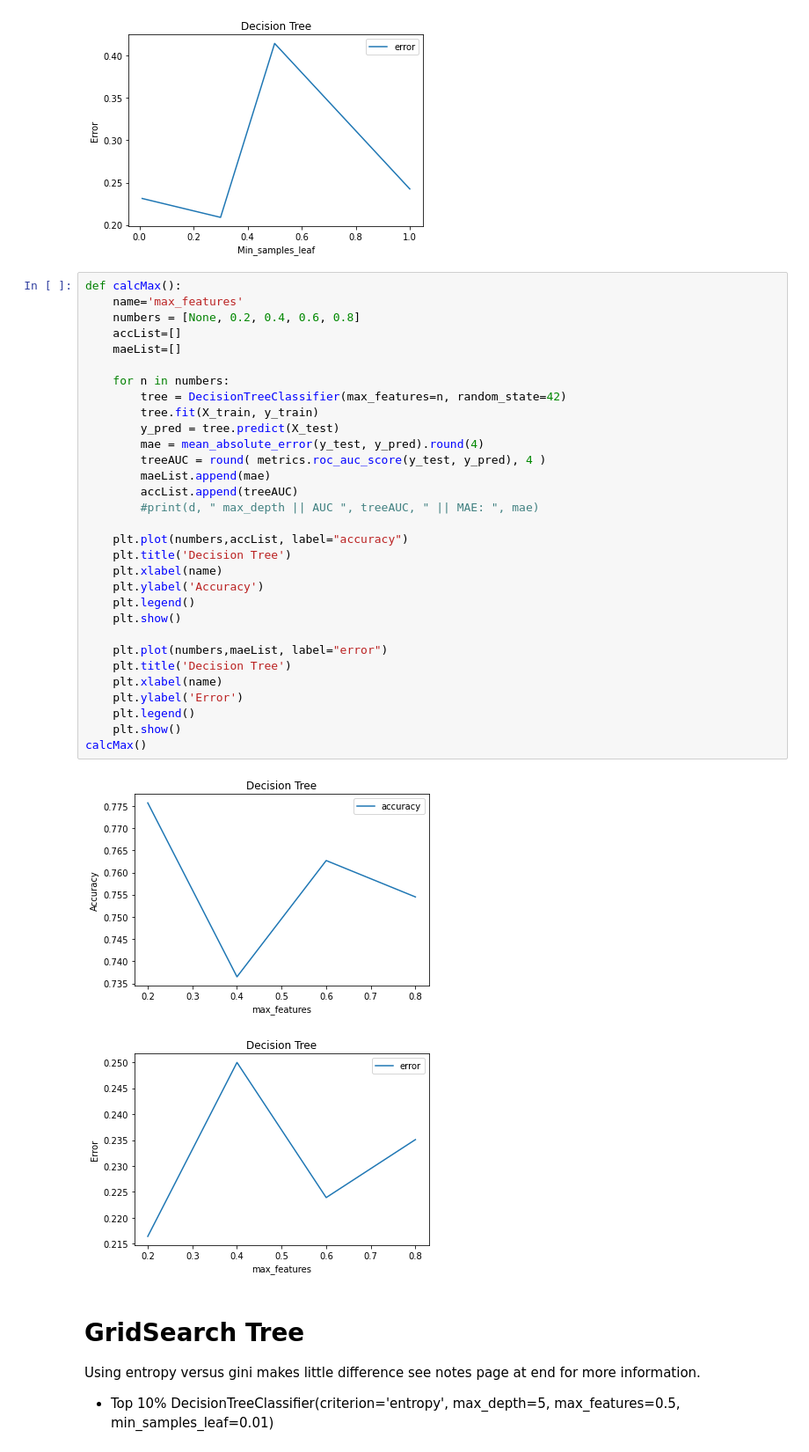
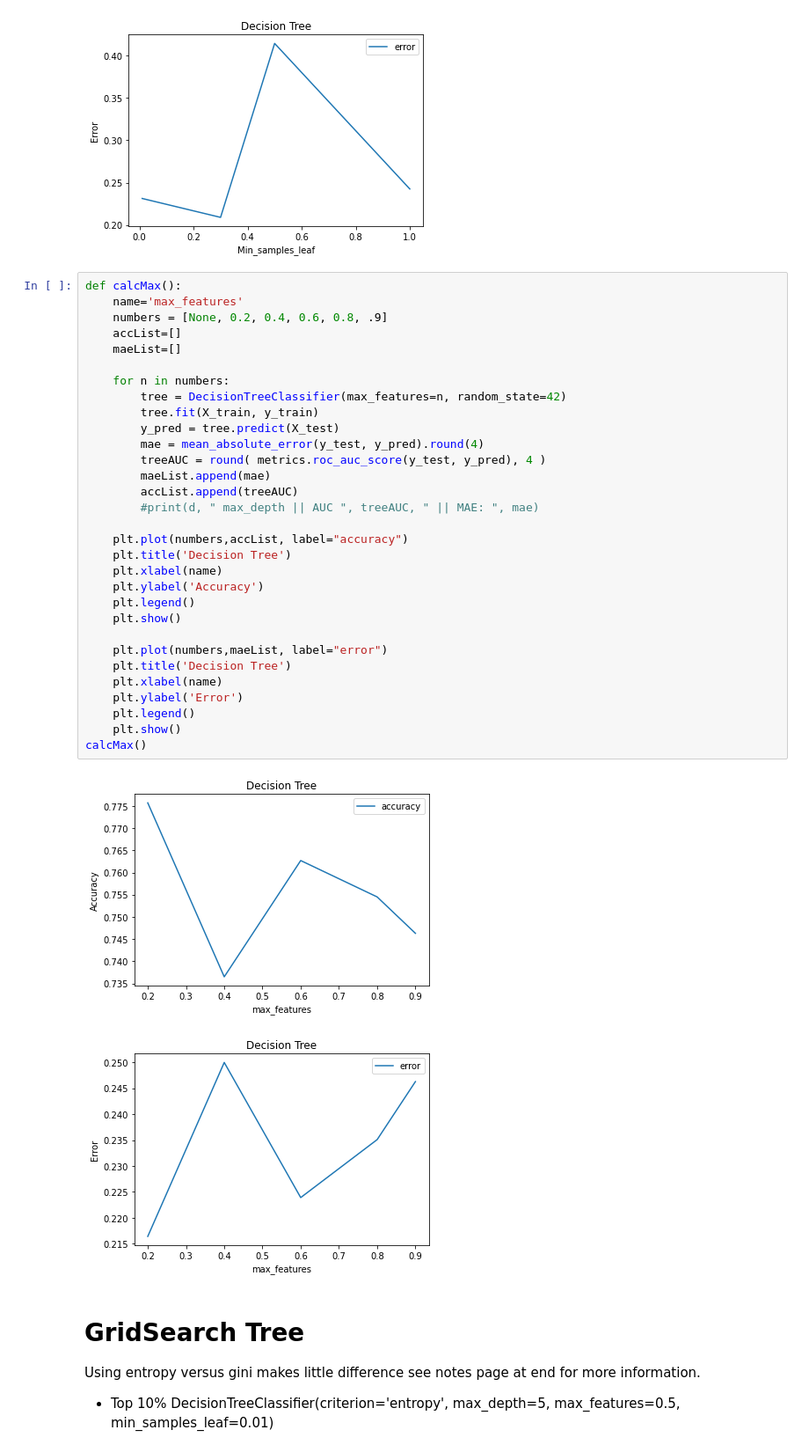
Before and after one commit to ScottySchmidt/MachineLearning, a Jupyter notebook: dtree.ipynb, the cells around one changed output. Shown at 88% size. Drawn from its saved outputs; the diff is of its cells as text.

```diff
--- a/dtree.ipynb
+++ b/dtree.ipynb
@@ -277,37 +277,37 @@ calcMin()
 # %%
 def calcMax():
     name='max_features'
-    numbers = [None, 0.2, 0.4, 0.6, 0.8]
+    numbers = [None, 0.2, 0.4, 0.6, 0.8, .9]
     accList=[]
     maeList=[]
 
     for n in numbers:
         tree = DecisionTreeClassifier(max_features=n, random_state=42)
         tree.fit(X_train, y_train)
         y_pred = tree.predict(X_test)
         mae = mean_absolute_error(y_test, y_pred).round(4)
         treeAUC = round( metrics.roc_auc_score(y_test, y_pred), 4 )
         maeList.append(mae)
         accList.append(treeAUC)
         #print(d, " max_depth || AUC ", treeAUC, " || MAE: ", mae)
 
     plt.plot(numbers,accList, label="accuracy")
     plt.title('Decision Tree')
     plt.xlabel(name)
     plt.ylabel('Accuracy')
     plt.legend()
     plt.show()
 
     plt.plot(numbers,maeList, label="error")
     plt.title('Decision Tree')
     plt.xlabel(name)
     plt.ylabel('Error')
     plt.legend()
     plt.show()
 calcMax()
 # %% [output]
-[figure, old version]
+[figure, new version]
-[figure, old version]
+[figure, new version]
 # %% [markdown]
 # GridSearch Tree
 Using entropy versus gini makes little difference see notes page at end for more information.
```
Also changed, not shown: parts of 3 cells of this notebook.
